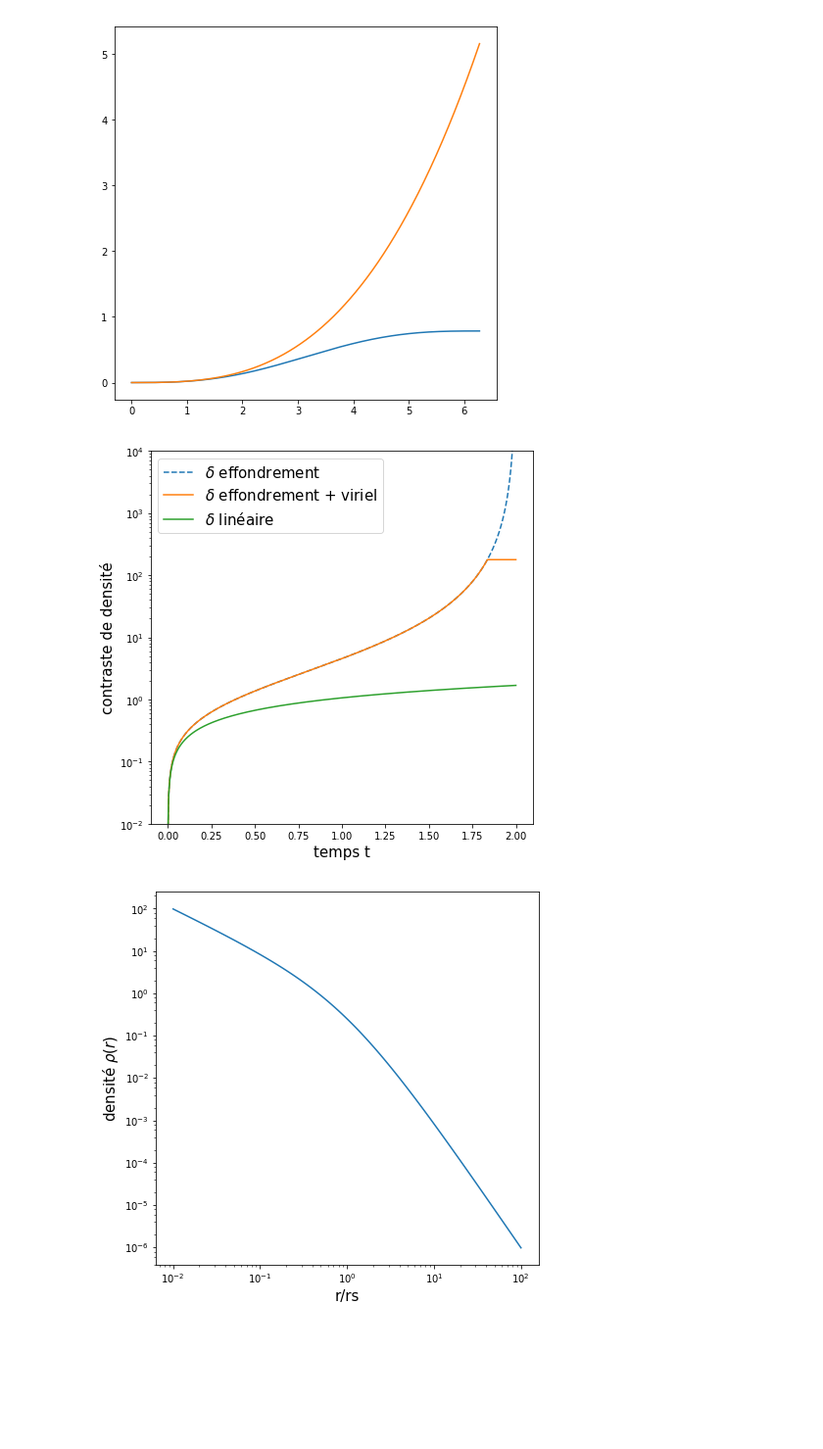
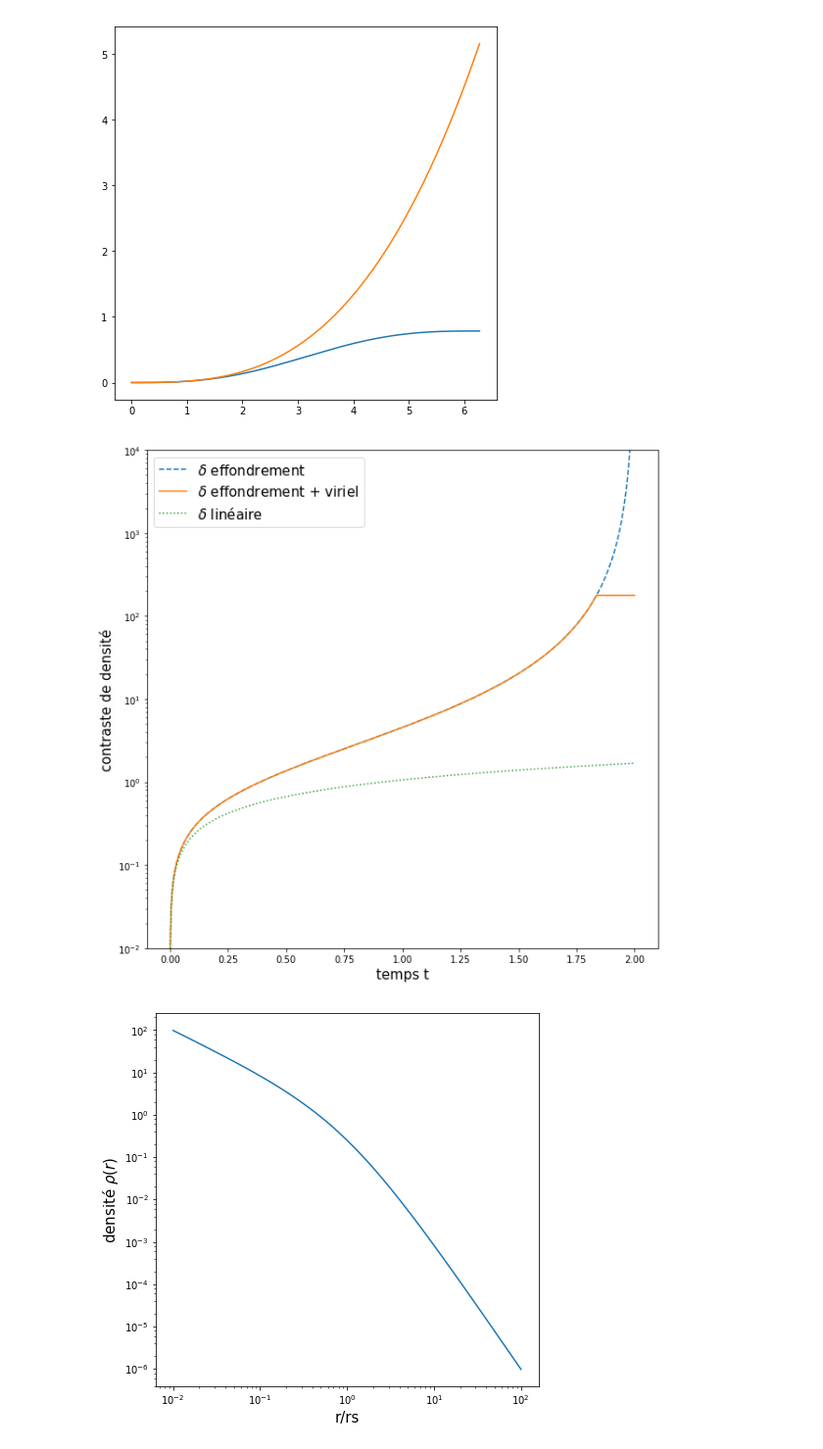
Before and after one commit to domaubert/LCosmo, a Jupyter notebook: datafig/collapse/collapse.ipynb, the cells around one changed output. Shown at 98% size. Saved outputs shown, nothing was run; the diff lists cells and outputs as text; code cells hidden in the pictures; blank space fills up the shorter version.

```diff
--- a/datafig/collapse/collapse.ipynb
+++ b/datafig/collapse/collapse.ipynb
@@ -4,7 +4,7 @@ import numpy as np
 import matplotlib.pyplot as plt
 from scipy.integrate import simps
 import scipy.constants as pcst
-plt.rcParams['figure.figsize'] = (7.0, 7.0)
+plt.rcParams['figure.figsize'] = (10.0, 10.0)
 # %%
 3./20.*(6*tc/B)**(2./3.)
 # %% [output]
@@ -81,27 +81,27 @@ plt.plot(th,B*th**3/6)
 # %%
 plt.figure()
 #plt.plot(th/np.pi,d)
 #plt.plot(th/np.pi,dl)
 #plt.plot(th/np.pi,dc)
 
 plt.plot(t/ta,d,'--',label=r'$\delta$ effondrement')
 plt.plot(t/ta,dc,label=r'$\delta$ effondrement + viriel')
-plt.plot(t/ta,dl,label=r'$\delta$ linéaire')
+plt.plot(t/ta,dl,':',label=r'$\delta$ linéaire')
 #plt.plot(t/ta,dl*0+1.686,label=r'$\delta$ linéaire')
 
 #plt.plot(t,dl)
 #plt.plot(th,dl,label=r'$\delta$ linéaire')
 #plt.plot(t,dl*0+1.686,'--',label=r'$\delta=1.686$')
 
 plt.legend(fontsize=15)
 #plt.plot(t,dl)
 plt.xlabel(r'temps t',fontsize=15)
 plt.yscale('log')
 plt.ylabel('contraste de densité',fontsize=15)
 plt.ylim([1e-2,10000])
-plt.savefig('delta_coll.png')
+plt.savefig('delta_coll.png',dpi=200,bbox_inches='tight')
 # %% [output]
-[figure, old version]
+[figure, new version]
 # %%
 r=np.logspace(-2,2,100)
 rs=1.
```
Also changed, not shown: parts of 1 cell of this notebook, 39 other files.
